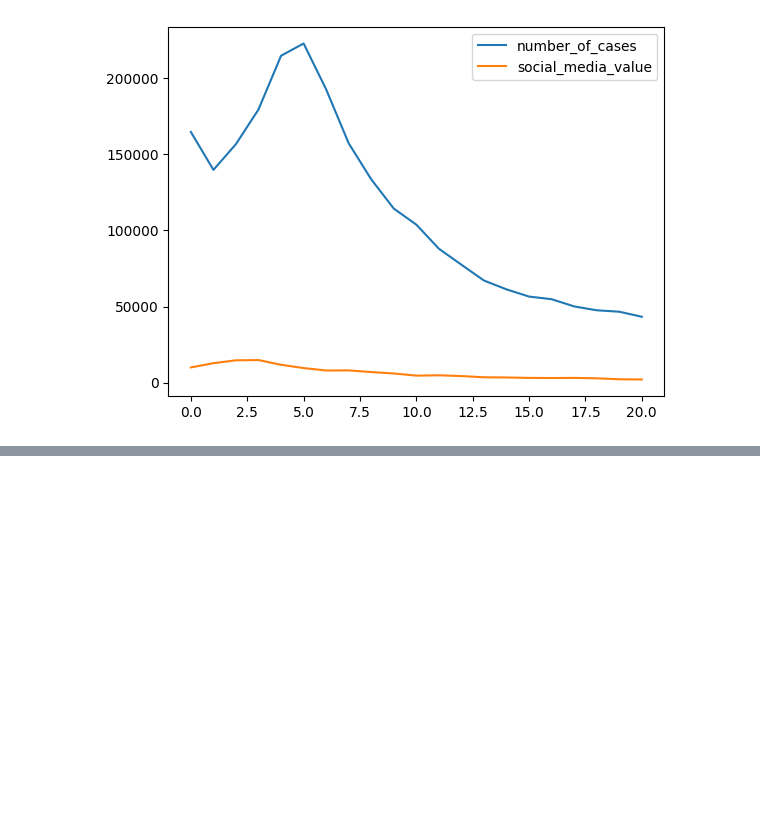
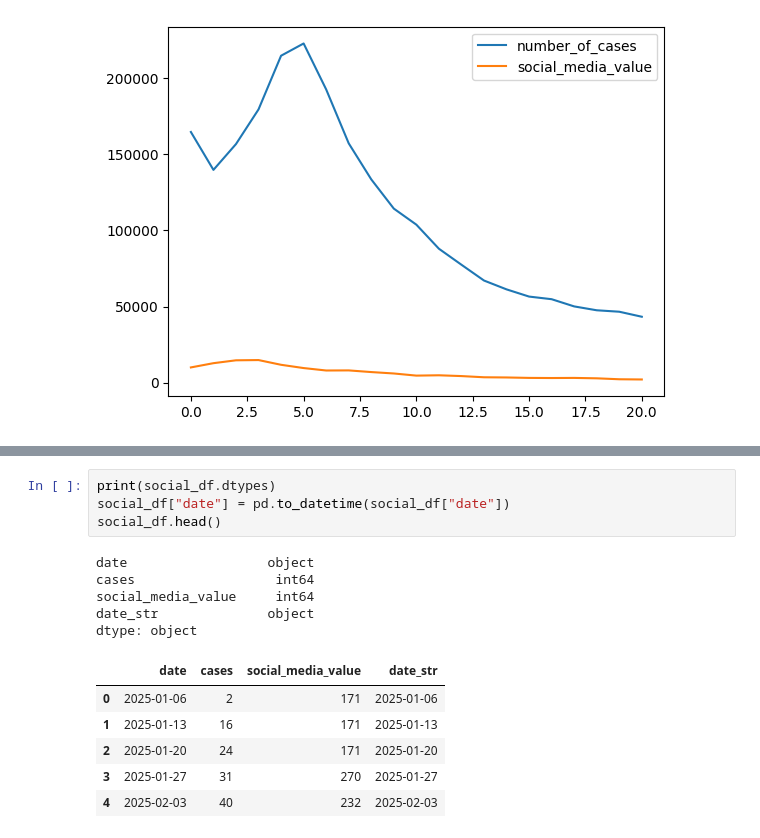
Before and after one commit to ngandlau/hackathon-dc-aegis, a Jupyter notebook: src/notebooks/merge.ipynb, the cells around one changed output, grey strips where cells are left out. Drawn from its saved outputs; the diff is of its cells as text; blank space fills up the shorter version.

```diff
--- a/src/notebooks/merge.ipynb
+++ b/src/notebooks/merge.ipynb
@@ -58,0 +89,16 @@ df_merged.plot()
+# %%
+print(social_df.dtypes)
+social_df["date"] = pd.to_datetime(social_df["date"])
+social_df.head()
+# %% [output]
+date                  object
+cases                  int64
+social_media_value     int64
+date_str              object
+dtype: object
+|  | date | cases | social_media_value | date_str |
+| 0 | 2025-01-06 | 2 | 171 | 2025-01-06 |
+| 1 | 2025-01-13 | 16 | 171 | 2025-01-13 |
+| 2 | 2025-01-20 | 24 | 171 | 2025-01-20 |
+| 3 | 2025-01-27 | 31 | 270 | 2025-01-27 |
+| 4 | 2025-02-03 | 40 | 232 | 2025-02-03 |
```
Also changed, not shown: parts of 7 cells of this notebook, 4 other files.
